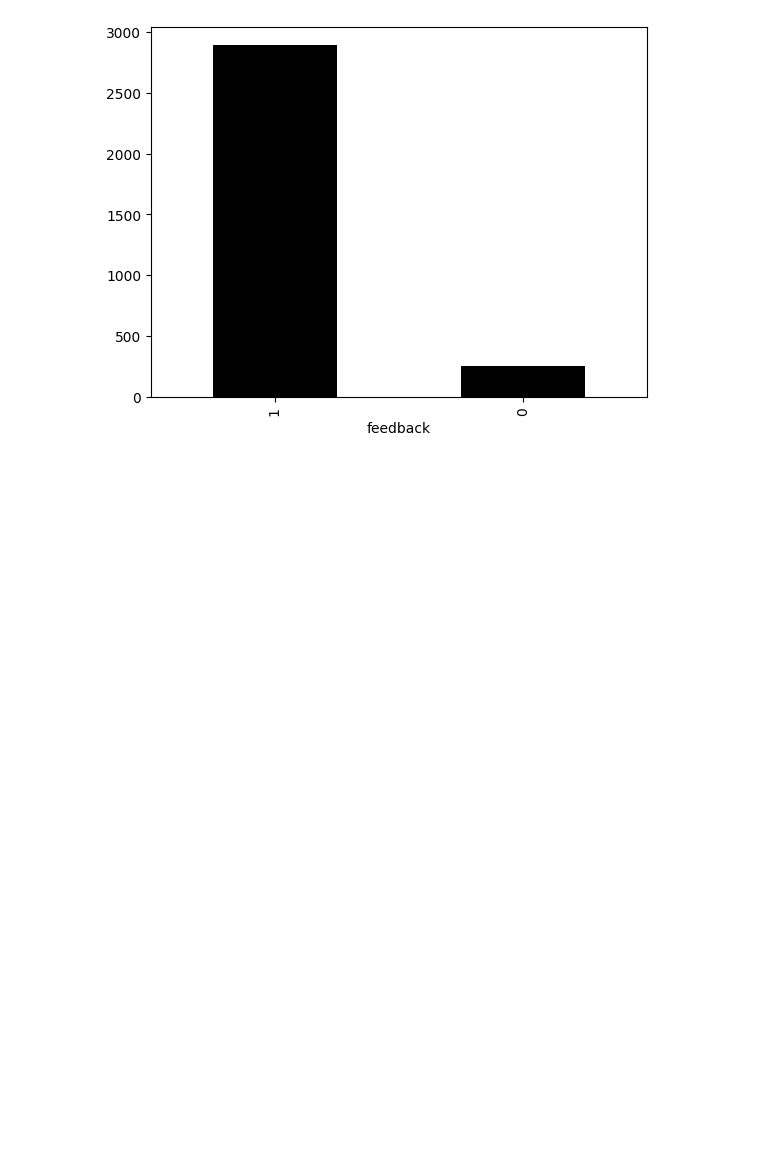
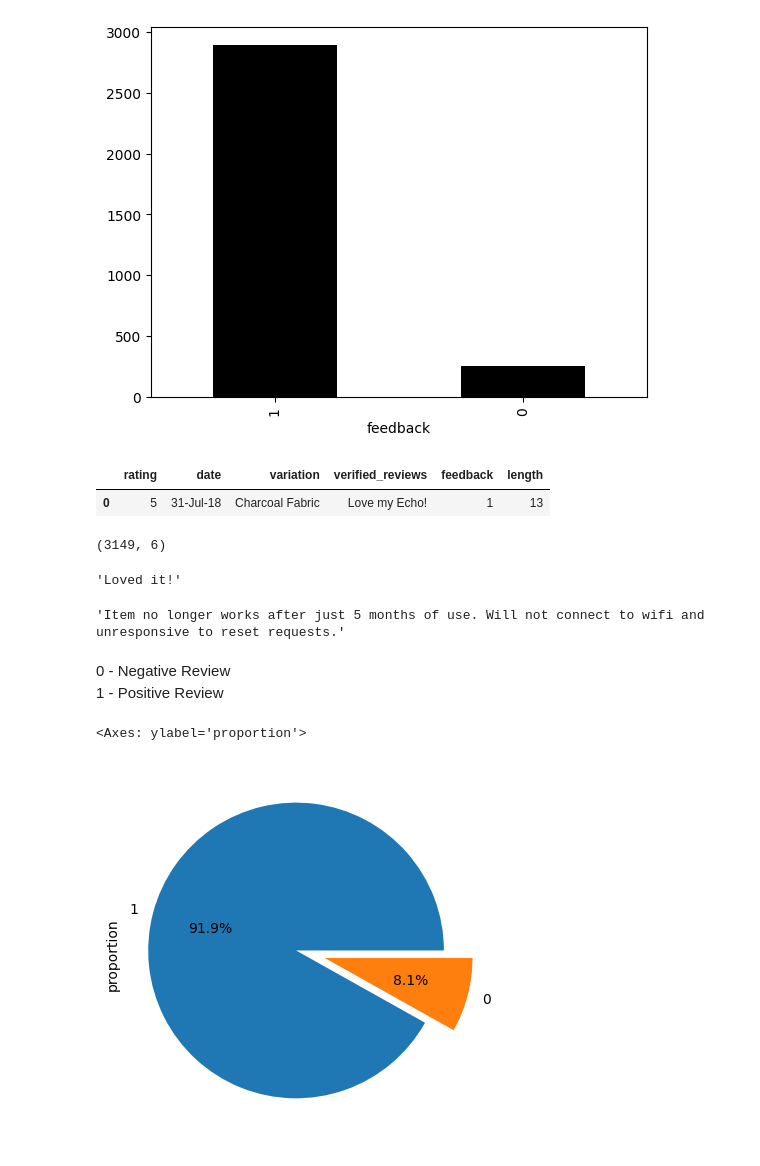
Before and after one commit to itzuditsharma/Sentiment-Analysis-Alexa, a Jupyter notebook: exploration.ipynb, the cells around one changed output. Saved outputs shown, nothing was run; the diff lists cells and outputs as text; code cells hidden in the pictures; blank space fills up the shorter version.

Commit message:
Explored feedback column

```diff
--- a/exploration.ipynb
+++ b/exploration.ipynb
@@ -207,3 +207,32 @@ data['feedback'].value_counts().plot(kind = 'bar', color = 'black')
 # %% [output]
 <Axes: xlabel='feedback'>
 [figure]
+# %%
+data.head(1)
+# %% [output]
+|  | rating | date | variation | verified_reviews | feedback | length |
+| 0 | 5 | 31-Jul-18 | Charcoal Fabric | Love my Echo! | 1 | 13 |
+# %%
+data.shape
+# %% [output]
+(3149, 6)
+# %%
+# Identifying if 1 represents positive review or a negative one
+
+data[data['feedback'] == 1].iloc[1]['verified_reviews']
+# %% [output]
+'Loved it!'
+# %%
+data[data['feedback'] == 0].iloc[10]['verified_reviews']
+# %% [output]
+'Item no longer works after just 5 months of use. Will not connect to wifi and unresponsive to reset requests.'
+# %% [markdown]
+0 - Negative Review
+1 - Positive Review
+# %%
+tags = data['feedback'].value_counts(normalize=True)
+explode = tuple([0.1]) * 2
+tags.plot(kind = "pie", autopct = "%1.1f%%", explode = explode)
+# %% [output]
+<Axes: ylabel='proportion'>
+[figure, added]
```
Also changed, not shown: parts of 3 cells of this notebook.
